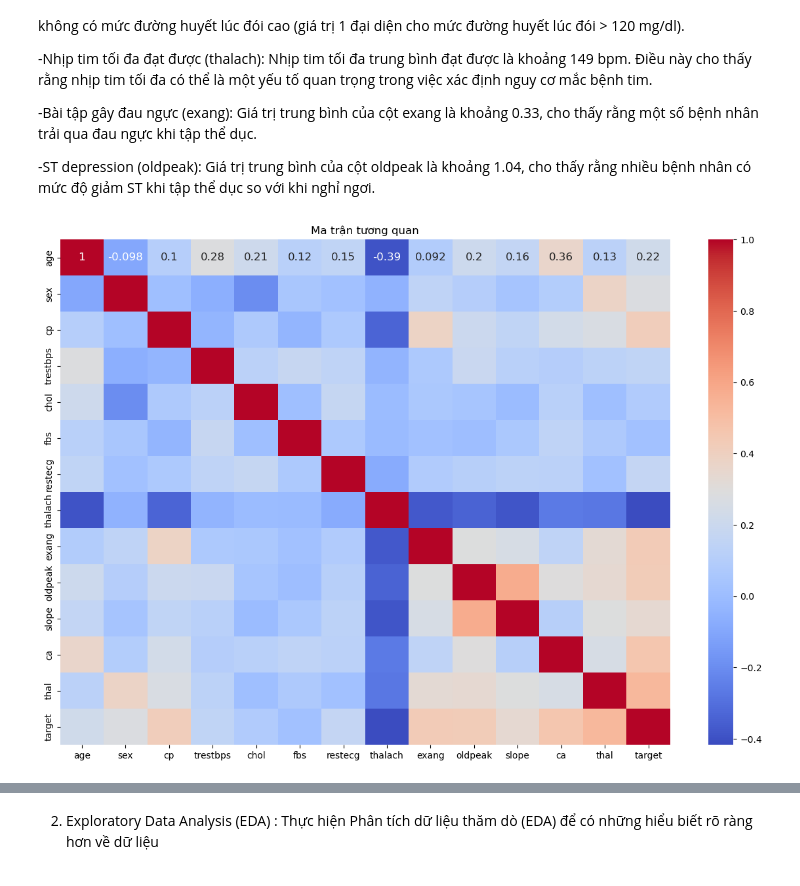
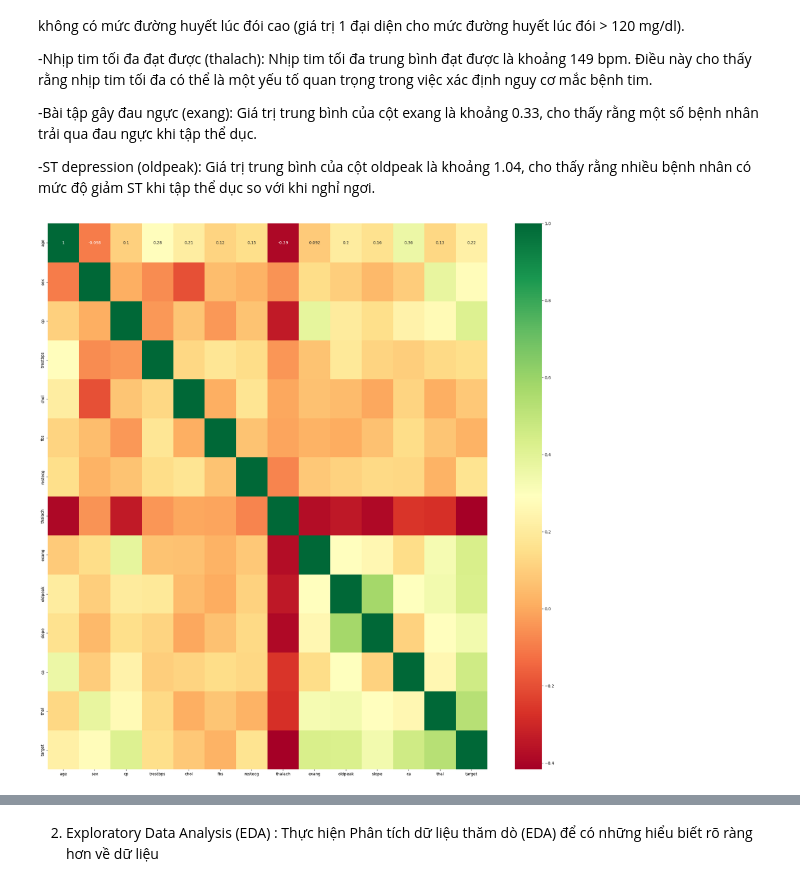
Before and after one commit to Hoa212/-n-CNTT-Heart-Disease-Prediction, a Jupyter notebook: dean.ipynb, the cells around one changed output, grey strips where cells are left out. Cells and saved outputs as stored; diff of their text form; code cells hidden in the pictures.

```diff
--- a/dean.ipynb
+++ b/dean.ipynb
@@ -111,14 +159,10 @@ max      7.000000    1.000000
 
 -ST depression (oldpeak): Giá trị trung bình của cột oldpeak là khoảng 1.04, cho thấy rằng nhiều bệnh nhân có mức độ giảm ST khi tập thể dục so với khi nghỉ ngơi.
 # %%
-# Tính toán ma trận tương quan
-import seaborn as sns
-correlation_matrix = df.corr()
-
-# Vẽ biểu đồ tương quan
-plt.figure(figsize=(15, 10))
-sns.heatmap(correlation_matrix, annot=True, cmap='coolwarm', annot_kws={"size": 12})
-plt.title('Ma trận tương quan')
+# ve ma trận tương quan
+corr = df.corr()
+plt.figure(figsize=(25, ))
+sns.heatmap(corr, annot=True, cmap='RdYlGn')
 plt.show()
 # %% [output]
-[figure, old version]
+[figure, new version]
```
Also changed, not shown: parts of 15 cells of this notebook.
